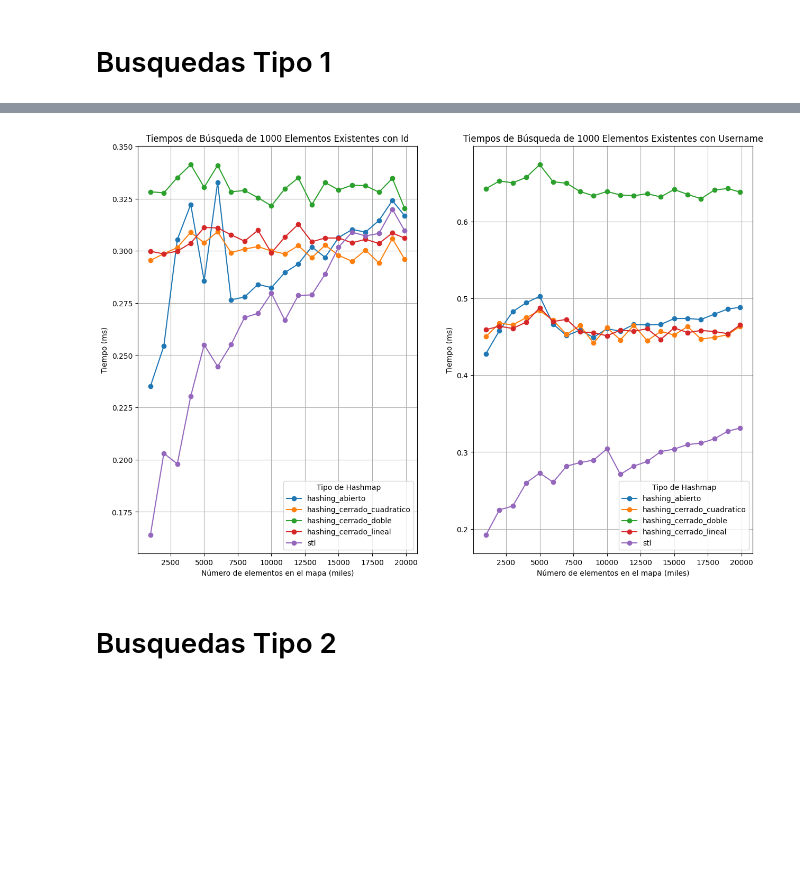
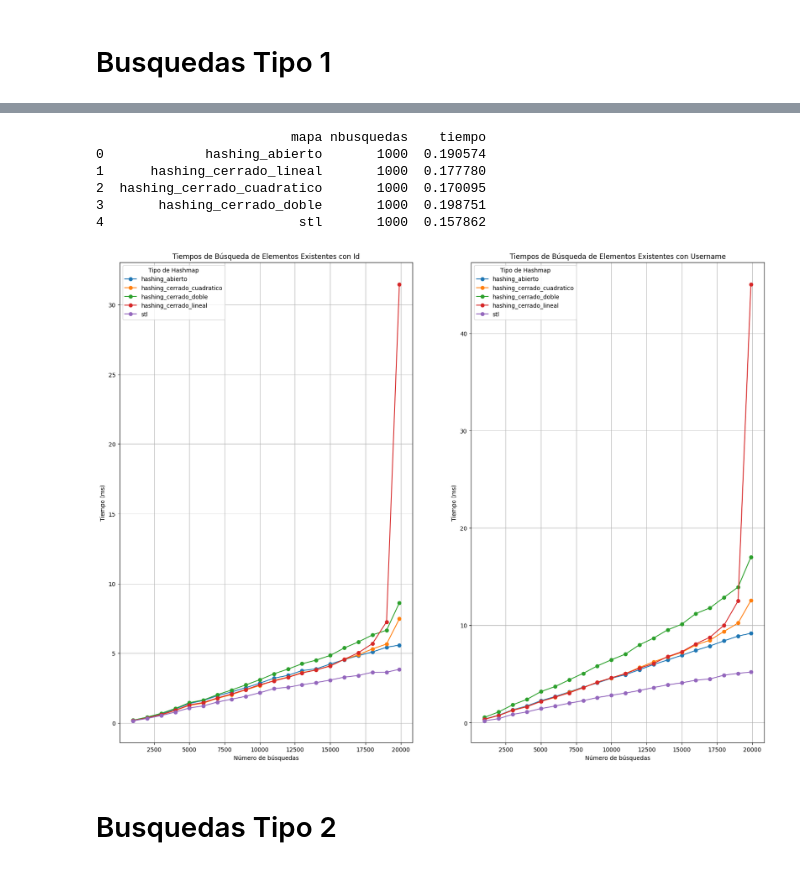
Before and after one commit to Askorin/entregable2, a Jupyter notebook: resultados/graph_results.ipynb, the cells around one changed output, grey strips where cells are left out. Saved outputs shown, nothing was run; the diff lists cells and outputs as text; code cells hidden in the pictures; blank space fills up the shorter version.

```diff
--- a/resultados/graph_results.ipynb
+++ b/resultados/graph_results.ipynb
@@ -80,31 +81,41 @@ print(df_usr.head())
 
 [5 rows x 21 columns]
 # %%
-df_id_melted = df_id.melt(id_vars='mapa', var_name='busquedas', value_name='tiempo')
-df_usr_melted = df_usr.melt(id_vars='mapa', var_name='busquedas', value_name='tiempo')
+df_id_melted = df_id.melt(id_vars='mapa', var_name='nbusquedas', value_name='tiempo')
+df_usr_melted = df_usr.melt(id_vars='mapa', var_name='nbusquedas', value_name='tiempo')
 
-df_id_melted['busquedas'] = df_id_melted['busquedas'].astype(int)
-df_usr_melted['busquedas'] = df_usr_melted['busquedas'].astype(int)
+print(df_id_melted.head())
+
+df_id_melted['nbusquedas'] = df_id_melted['nbusquedas'].astype(int)
+df_usr_melted['nbusquedas'] = df_usr_melted['nbusquedas'].astype(int)
+# %% [output]
+                         mapa nbusquedas    tiempo
+0             hashing_abierto       1000  0.190574
+1      hashing_cerrado_lineal       1000  0.177780
+2  hashing_cerrado_cuadratico       1000  0.170095
+3       hashing_cerrado_doble       1000  0.198751
+4                         stl       1000  0.157862
 # %%
-fig, axes = plt.subplots(nrows=1, ncols=2, figsize=(15,10))
+fig, axes = plt.subplots(nrows=1, ncols=2, figsize=(20,15))
 
 for key, grp in df_id_melted.groupby(["mapa"]):
-    axes[0].plot(grp["busquedas"], grp["tiempo"], marker='o', label=key[0])
+    axes[0].plot(grp["nbusquedas"], grp["tiempo"], marker='o', label=key[0])
 
 for key, grp in df_usr_melted.groupby(["mapa"]):
-    axes[1].plot(grp["busquedas"], grp["tiempo"], marker='o', label=key[0])
+    axes[1].plot(grp["nbusquedas"], grp["tiempo"], marker='o', label=key[0])
 
 for ax in axes:
     ax.legend(title="Tipo de Hashmap")
     ax.grid(True)
-    ax.set(ylabel="Tiempo (ms)", xlabel="Número de elementos en el mapa (miles)")
+    ax.set(ylabel="Tiempo (ms)", xlabel="Número de búsquedas")
 
-axes[0].set(title="Tiempos de Búsqueda de 1000 Elementos Existentes con Id")
-axes[1].set(title="Tiempos de Búsqueda de 1000 Elementos Existentes con Username")
+axes[0].set(title="Tiempos de Búsqueda de Elementos Existentes con Id")
+axes[1].set(title="Tiempos de Búsqueda de Elementos Existentes con Username")
 
+plt.savefig("busquedas_1.png", bbox_inches="tight")
 plt.show()
 # %% [output]
-[figure, old version]
+[figure, new version]
 # %% [markdown]
 # Busquedas Tipo 2
 # %%
```
Also changed, not shown: parts of 5 cells of this notebook, 26 other files.
